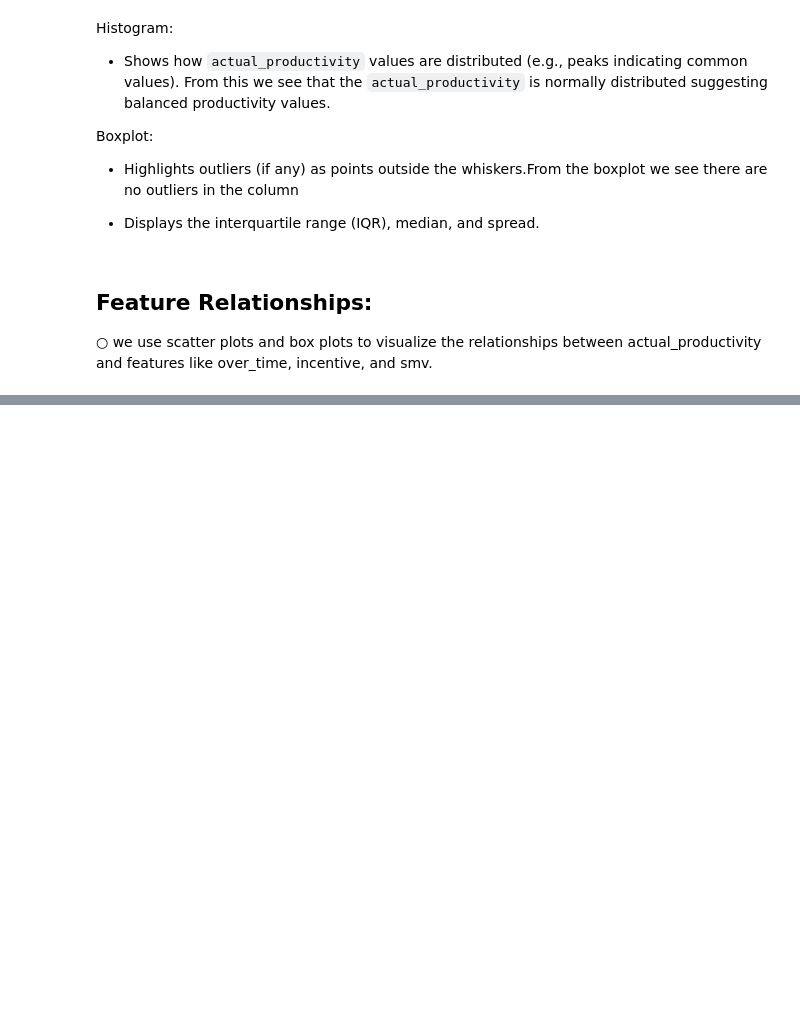
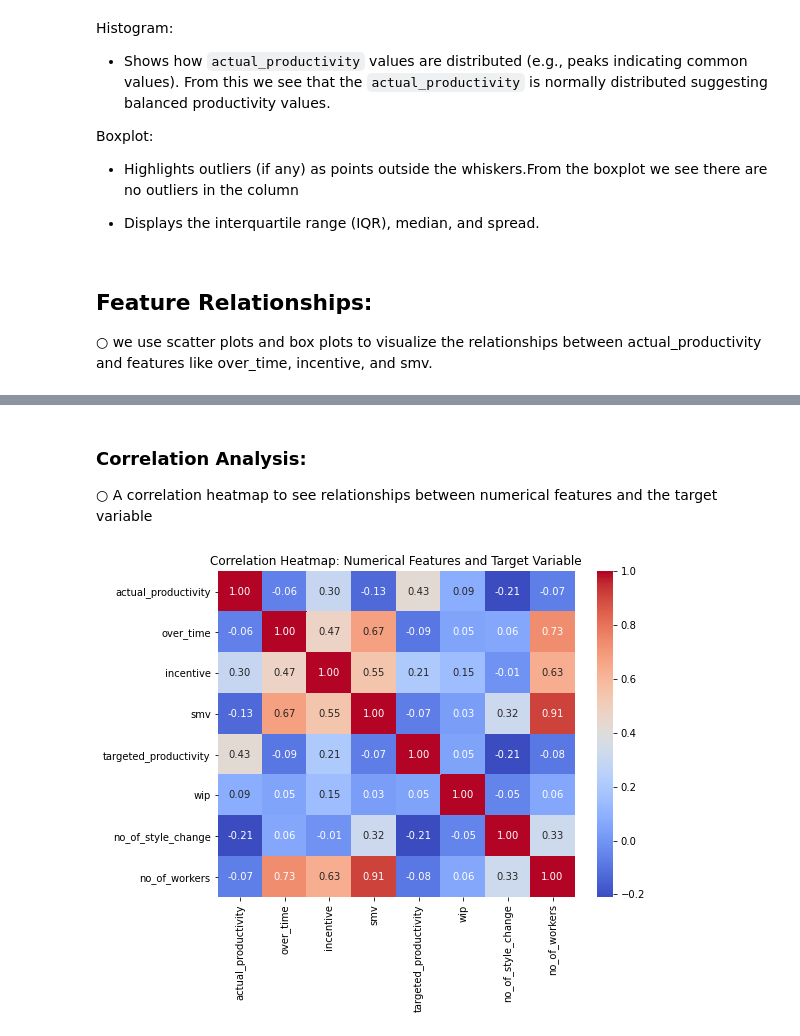
Before and after one commit to Lynn-rose/Garment-Worker-Productivity-Prediction-, a Jupyter notebook: Garment Worker Productivity Prediction .ipynb, the cells around one changed output, grey strips where cells are left out. Drawn from its saved outputs; the diff is of its cells as text; code cells hidden in the pictures; blank space fills up the shorter version.

Commit message:
Correlation Analysis

```diff
--- a/Garment Worker Productivity Prediction .ipynb
+++ b/Garment Worker Productivity Prediction .ipynb
@@ -426,0 +452,17 @@ plt.show()
+# %% [markdown]
+### Correlation Analysis:
+
+○ A correlation heatmap to see relationships between numerical features
+and the target variable
+# %%
+# Calculate correlation matrix
+numerical_features = ['actual_productivity', 'over_time', 'incentive', 'smv', 'targeted_productivity','wip','no_of_style_change','no_of_workers']
+correlation_matrix = df_scaled[numerical_features].corr()
+
+# Plot heatmap of correlations
+plt.figure(figsize=(8, 6))
+sns.heatmap(correlation_matrix, annot=True, cmap='coolwarm', fmt='.2f', cbar=True)
+plt.title("Correlation Heatmap: Numerical Features and Target Variable")
+plt.show()
+# %% [output]
+[figure, added]
```
Also changed, not shown: parts of 4 cells of this notebook.
